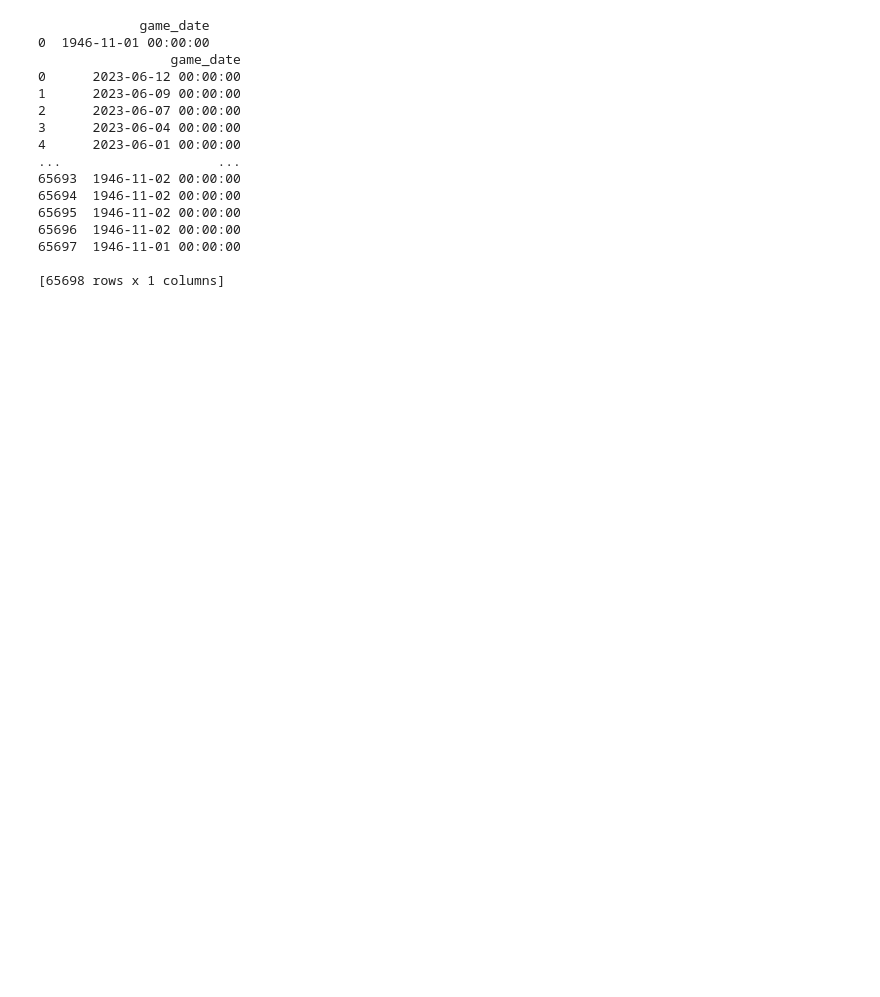
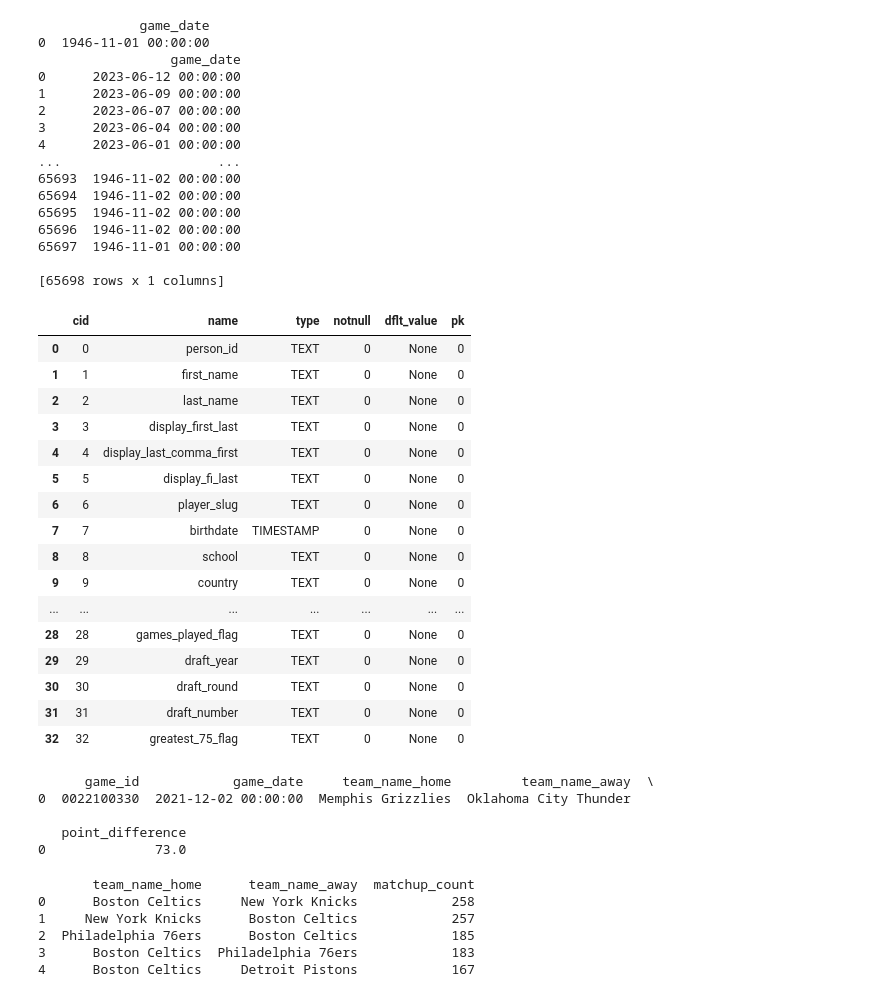
Before and after one commit to Jose-M-Ramos/ps_2_ex3_database, a Jupyter notebook: warm_up.ipynb, the cells around one changed output. Drawn from its saved outputs; the diff is of its cells as text; code cells hidden in the pictures; blank space fills up the shorter version.

Commit message:
four interesting facts from the nba data

```diff
--- a/warm_up.ipynb
+++ b/warm_up.ipynb
@@ -140,3 +140,63 @@ print(pd.read_sql(query, con))
 [65698 rows x 1 columns]
 # %%
 # TODO: Find four interesting facts about the data and write a query to find the answer
+# %%
+# let's have a look at the columns in the common_player_info table
+query = """
+    PRAGMA table_info(common_player_info)
+"""
+pd.read_sql(query, con)
+# %% [output]
+|  | cid | name | type | notnull | dflt_value | pk |
+| 0 | 0 | person_id | TEXT | 0 | None | 0 |
+| 1 | 1 | first_name | TEXT | 0 | None | 0 |
+| 2 | 2 | last_name | TEXT | 0 | None | 0 |
+| 3 | 3 | display_first_last | TEXT | 0 | None | 0 |
+| 4 | 4 | display_last_comma_first | TEXT | 0 | None | 0 |
+| 5 | 5 | display_fi_last | TEXT | 0 | None | 0 |
+| 6 | 6 | player_slug | TEXT | 0 | None | 0 |
+| 7 | 7 | birthdate | TIMESTAMP | 0 | None | 0 |
+| 8 | 8 | school | TEXT | 0 | None | 0 |
+| 9 | 9 | country | TEXT | 0 | None | 0 |
+| ... | ... | ... | ... | ... | ... | ... |
+| 28 | 28 | games_played_flag | TEXT | 0 | None | 0 |
+| 29 | 29 | draft_year | TEXT | 0 | None | 0 |
+| 30 | 30 | draft_round | TEXT | 0 | None | 0 |
+| 31 | 31 | draft_number | TEXT | 0 | None | 0 |
+| 32 | 32 | greatest_75_flag | TEXT | 0 | None | 0 |
+# %%
+# First interesting fact:  The game with the largest point differential
+
+
+query = """SELECT game_id, game_date, team_name_home, team_name_away,
+       ABS(pts_home - pts_away) AS point_difference
+FROM game
+ORDER BY point_difference DESC
+LIMIT 1
+"""
+
+print (pd.read_sql(query,con))
+# %% [output]
+      game_id            game_date     team_name_home         team_name_away  \
+0  0022100330  2021-12-02 00:00:00  Memphis Grizzlies  Oklahoma City Thunder
+
+   point_difference
+0              73.0
+# %%
+# Second interesting fact: The most repeated match-ups
+query ="""SELECT team_name_home, team_name_away, COUNT(*) AS matchup_count
+FROM game
+GROUP BY team_name_home, team_name_away
+ORDER BY matchup_count DESC
+LIMIT 5
+
+"""
+
+print (pd.read_sql(query,con))
+# %% [output]
+       team_name_home      team_name_away  matchup_count
+0      Boston Celtics     New York Knicks            258
+1     New York Knicks      Boston Celtics            257
+2  Philadelphia 76ers      Boston Celtics            185
+3      Boston Celtics  Philadelphia 76ers            183
+4      Boston Celtics     Detroit Pistons            167
```
Also changed, not shown: parts of 3 cells of this notebook.
